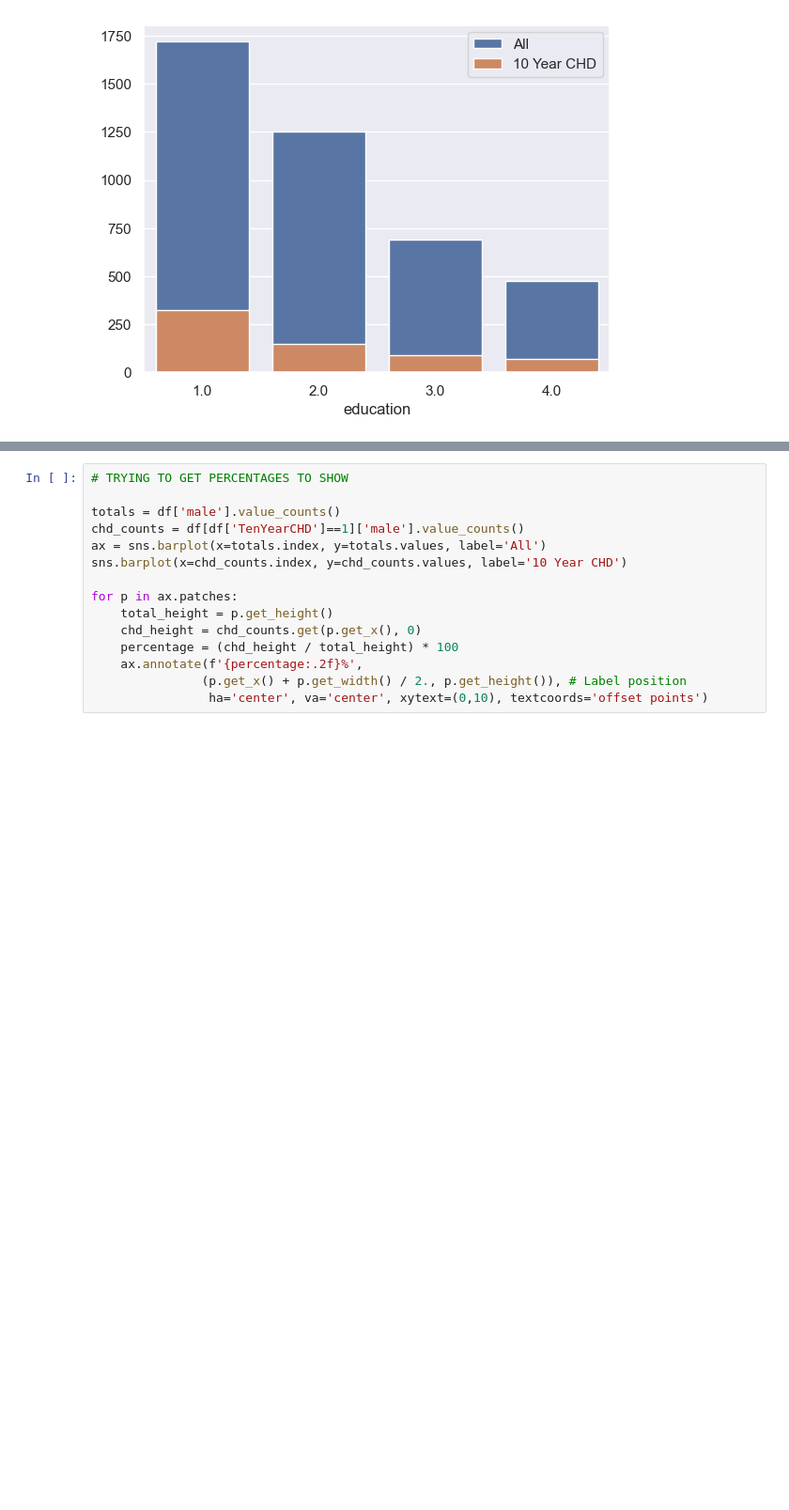
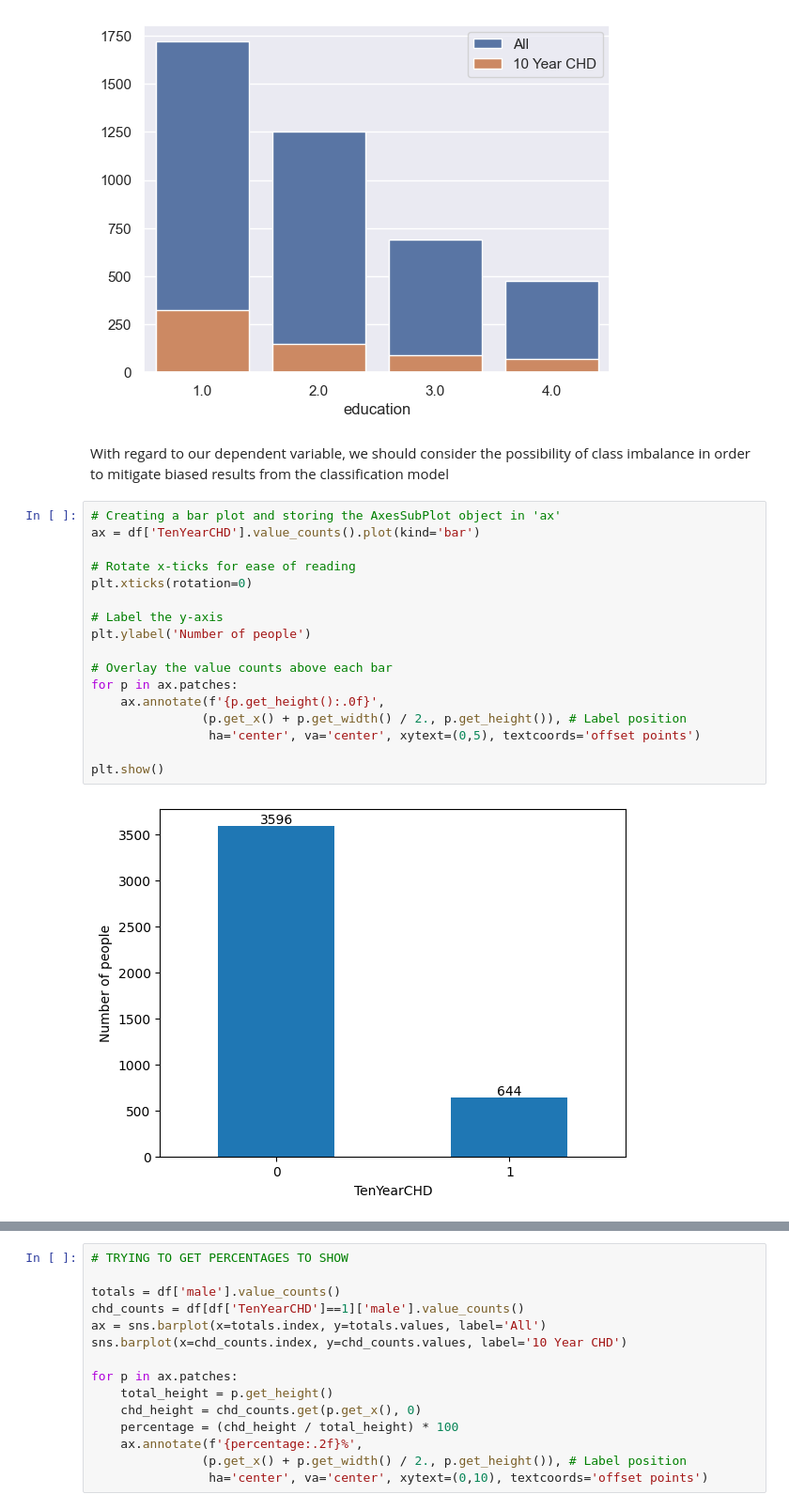
Before and after one commit to SmiffBarney/Heart-Disease-Analysis, a Jupyter notebook: notebooks/0_main_eda.ipynb, the cells around one changed output, grey strips where cells are left out. Shown at 94% size. Cells and saved outputs as stored; diff of their text form; blank space fills up the shorter version.

```diff
--- a/notebooks/0_main_eda.ipynb
+++ b/notebooks/0_main_eda.ipynb
@@ -323,3 +323,24 @@ for data in cat_data:
 [figure]
 [figure]
 [figure]
+# %% [markdown]
+With regard to our dependent variable, we should consider the possibility of class imbalance in order to mitigate biased results from the classification model
+# %%
+# Creating a bar plot and storing the AxesSubPlot object in 'ax'
+ax = df['TenYearCHD'].value_counts().plot(kind='bar')
+
+# Rotate x-ticks for ease of reading
+plt.xticks(rotation=0)
+
+# Label the y-axis
+plt.ylabel('Number of people')
+
+# Overlay the value counts above each bar
+for p in ax.patches:
+    ax.annotate(f'{p.get_height():.0f}',
+               (p.get_x() + p.get_width() / 2., p.get_height()), # Label position
+                ha='center', va='center', xytext=(0,5), textcoords='offset points')
+
+plt.show()
+# %% [output]
+[figure, added]
```
Also changed, not shown: parts of 7 cells of this notebook, 4 other files.
